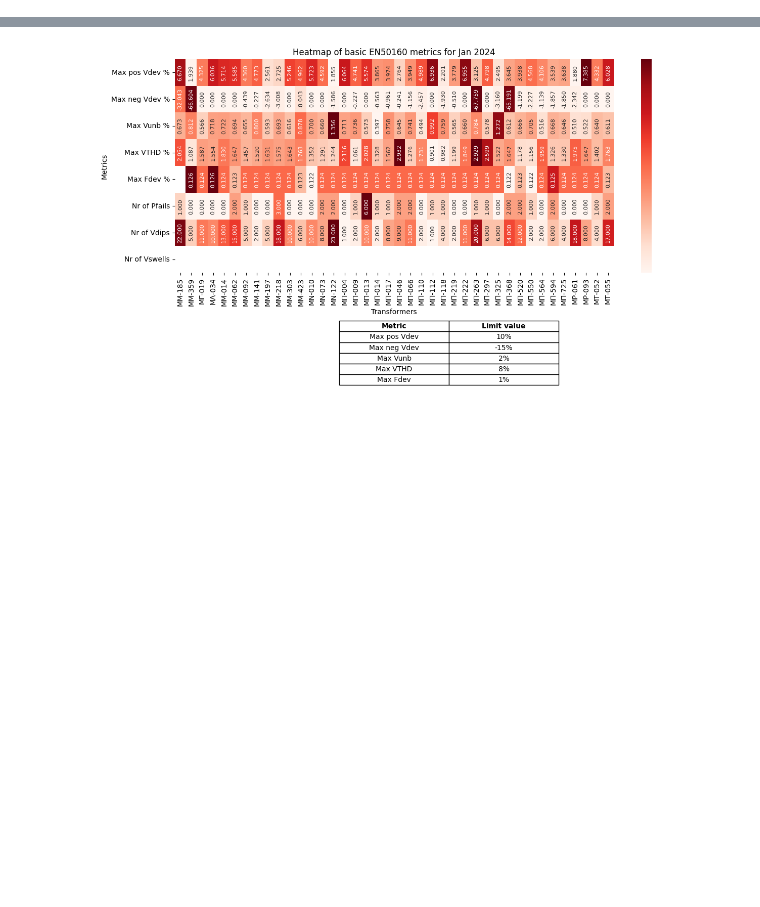
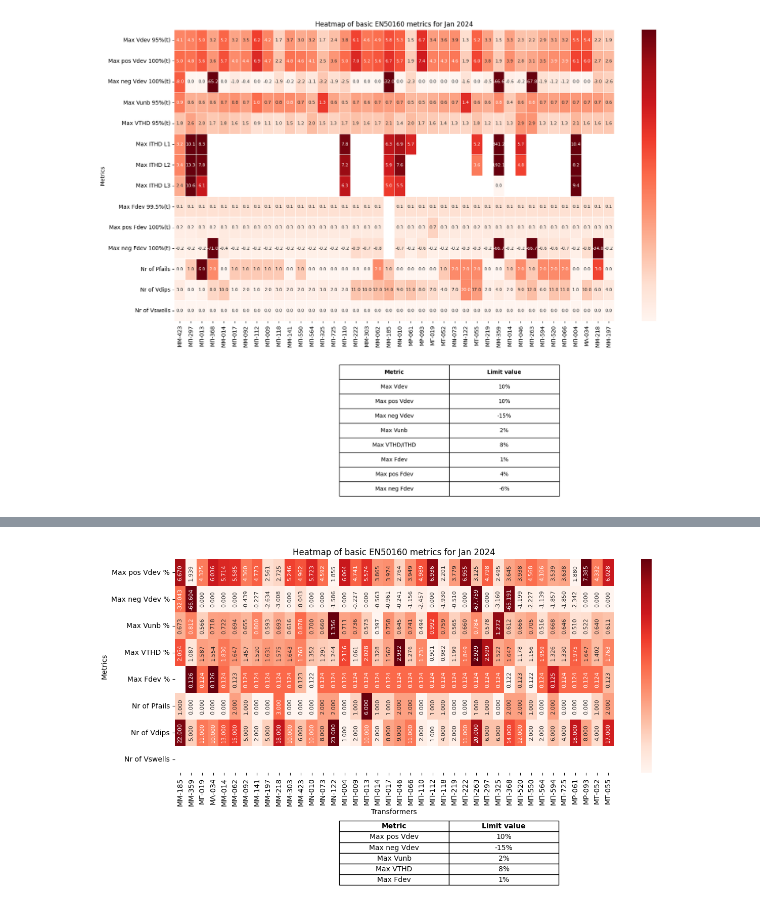
Before and after one commit to AimiliaPapagiannaki/thingsboard, a Jupyter notebook: mi6/HEDNOKPIs/heatmap_per_month.ipynb, the cells around one changed output, grey strips where cells are left out. Saved outputs shown, nothing was run; the diff lists cells and outputs as text; code cells hidden in the pictures; blank space fills up the shorter version.

```diff
--- a/mi6/HEDNOKPIs/heatmap_per_month.ipynb
+++ b/mi6/HEDNOKPIs/heatmap_per_month.ipynb
@@ -34,3 +56,95 @@ acceptable_ranges = {
 #     else:
 #         predefined_min, predefined_max = None, None
 #     df_normalized.loc[metric] = normalize_with_predefined_range(df.loc[metric], predefined_min, predefined_max)
+# %%
+# month = 'May'
+year = '2024'
+
+
+# def normalize_row(x):
+#     non_na = x.dropna()
+#     if non_na.min() < 0 and non_na.max() <= 0:
+#         return (non_na - non_na.max()) / (non_na.min() - non_na.max())  # Reverse normalization for negative-only rows
+#     else:
+#         # print(non_na,non_na.min(),non_na.max())
+#         return (non_na - non_na.min()) / (non_na.max() - non_na.min())
+
+for month in ['Jan','Feb','Mar']:#,'Apr','May']:
+    df = pd.read_excel('data/HEDNO_KPIs_EN50160_'+str(month)+'_'+str(2024)+'.xlsx', engine='openpyxl')
+    df = df.loc[df['Distribution'].isna()]
+    df = df.drop(['Installation','Distribution','Latitude','Longitude','Occurences of Frequency over limit','Occurences of Frequency under limit'],axis=1)
+    df = df.set_index('Transformer')
+
+    df = df.rename(columns={'Max voltage deviation (95% of 10min intervals)':'Max Vdev 95%(t)',
+                            'Max positive voltage deviation (100% of 10min intervals)':'Max pos Vdev 100%(t)',
+                            'Max negative voltage deviation (100% of 10min intervals)':'Max neg Vdev 100%(t)',
+                            'Max voltage imbalance (95% of 10min intervals)':'Max Vunb 95%(t)',
+                            'Max voltage THD (95% of 10min intervals)':'Max VTHD 95%(t)',
+                            'Max current THD L1':'Max ITHD L1',
+                            'Max current THD L2':'Max ITHD L2',
+                            'Max current THD L3':'Max ITHD L3',
+                            'Max frequency deviation (99.5% of 10min intervals)':'Max Fdev 99.5%(t)',
+                            'Max positive frequency deviation (100% of 10min intervals)':'Max pos Fdev 100%(t)',
+                            'Max negative frequency deviation (100% of 10min intervals)':'Max neg Fdev 100%(t)',
+                            'Nr. of Power Fails (outage)':'Nr of Pfails',
+                            'Nr. of Voltage dips':'Nr of Vdips',
+                            'Nr. of Voltage swells':'Nr of Vswells',
+
+                            })
+    df.replace('-', np.nan, inplace=True)
+    metrics = df.columns.values
+    df = df.T
+    df_normalized = df.copy()
+    for metric in metrics:
+        predefined_range = predefined_ranges.get(metric)
+        if predefined_range is not None:
+            predefined_min, predefined_max = predefined_range
+        else:
+            predefined_min, predefined_max = None, None
+        df_normalized.loc[metric] = normalize_with_predefined_range(df.loc[metric], predefined_min, predefined_max)
+
+    # df_normalized = df.apply(normalize_row, axis=1)
+    cols = df_normalized.columns.values
+    df = df.reindex(columns=cols)
+
+
+    # Plot heatmap
+    # plt.figure(figsize=(14, 8))
+    fig, ax = plt.subplots(2, 1, figsize=(18, 14), gridspec_kw={'height_ratios': [6, 1]})
+    # heatmap = sns.heatmap(df_normalized, annot=df,annot_kws={'rotation': 90,'size':8}, fmt=".2f", cmap='Reds', mask=df.isnull(), ax=ax[0])
+    heatmap = sns.heatmap(df_normalized, annot=df,annot_kws={'size':8}, fmt=".1f", cmap='Reds', mask=df.isnull(), linewidths=0.5,ax=ax[0])
+    ax[0].set_title('Heatmap of basic EN50160 metrics for '+month+' '+year)
+    ax[0].set_xlabel('')
+    ax[0].set_ylabel('Metrics')
+    # Remove the tick labels from the color bar
+    colorbar = heatmap.collections[0].colorbar
+    colorbar.set_ticks([])
+
+    # Create a DataFrame for the acceptable ranges
+    ranges_df = pd.DataFrame(list(acceptable_ranges.items()), columns=['Metric', 'Limit value'])
+
+    # Hide the second subplot's axes
+    ax[1].axis('off')
+
+    # Create a table below the heatmap
+    table = ax[1].table(cellText=ranges_df.values, colLabels=ranges_df.columns, cellLoc='center', loc='center')
+
+    # Adjust layout to make room for the table
+    plt.subplots_adjust(hspace=0.5)
+    # plt.subplots_adjust(left=0.1, right=0.9, top=0.9, bottom=0.1, hspace=0.5)
+
+    # Make column names bold and fit the contents
+    table.auto_set_font_size(False)
+    table.set_fontsize(10)
+    # Manually set the column widths
+    for (i, j), cell in table.get_celld().items():
+        if i == 0:
+            cell.set_text_props(weight='bold')
+        cell.set_fontsize(10)
+        cell.set_width(0.2)
+        cell.set_height(0.3)
+    plt.gca().set_aspect('auto')
+    plt.savefig('figures/heatmapEN50160_'+month+'_'+year+'.png', dpi=300)
+    # plt.show()
+# %% [output]
+[figure, added]
```
Also changed, not shown: parts of 3 cells of this notebook, 3 other files.
